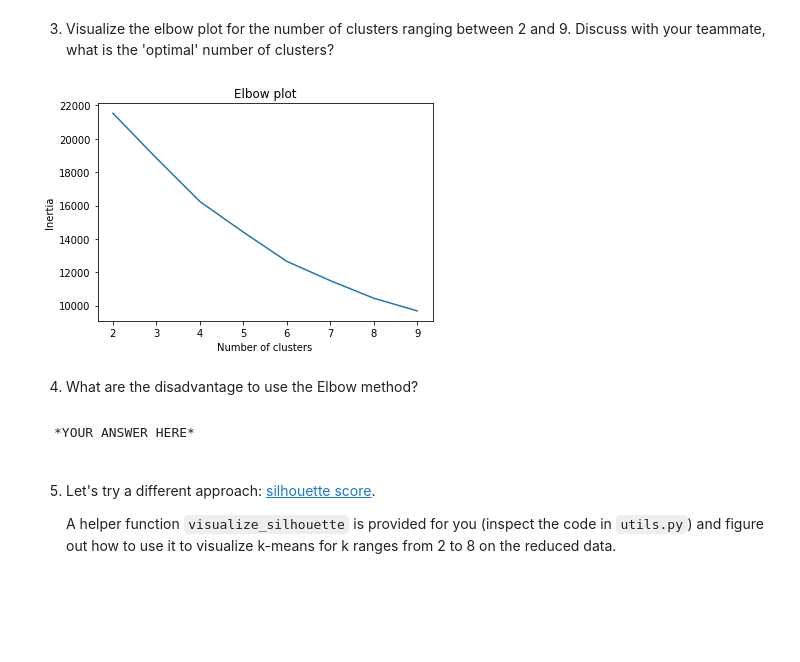
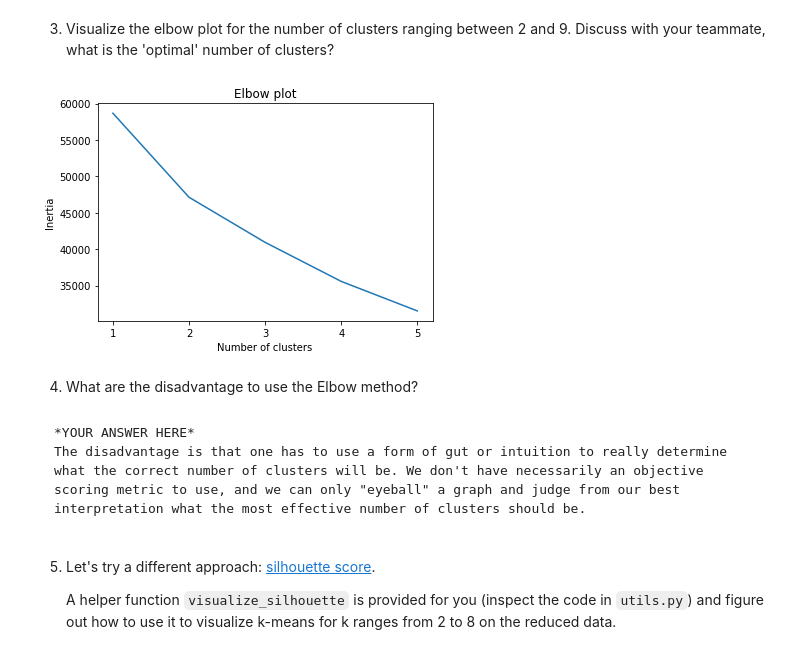
Before and after one commit to naomatheus/mle-10-mkr, a Jupyter notebook: assignments/week-08-unsupervised-ml/nb/new-product-launch.ipynb, the cells around one changed output. Cells and saved outputs as stored; diff of their text form; code cells hidden in the pictures; blank space fills up the shorter version.

```diff
--- a/assignments/week-08-unsupervised-ml/nb/new-product-launch.ipynb
+++ b/assignments/week-08-unsupervised-ml/nb/new-product-launch.ipynb
@@ -190,6 +196,22 @@ visualize_3pcs(X_reduced,y)
 # %%
-# YOUR CODE HERE (imports!)
-import sklearn.metrics.classification_report
+
 
 def train(X, y, standardize = True) -> None:
-    # YOUR CODE HERE
+    # split
+    X_train,X_test,Y_train,Y_test = train_test_split(X,y,random_state=42,test_size=0.2)
+
+    # pipeline
+    pipe = Pipeline([('scaler',StandardScaler()), ('model',LogisticRegression(random_state=0))])
+
+    # fit pipeline
+    pipe.fit(X_train,Y_train)
+
+    # score pipeline
+#     print(pipe.score(Y_train, Y_test))
+
+    # predict
+    Y_pred = pipe.predict(X_test)
+
+    print(classification_report(Y_test,Y_pred,labels=[0,1]))
+
+train(df,y,True)
@@ -235,5 +262,7 @@ In this task, we apply k-means clustering on the reduced data, experimenting dif
 # %%
-# YOUR CODE HERE
+X = df
+
+k = 2
 # %% [markdown]
 2. Complete `visualize_elbow`; inspect the code and complete
 
@@ -245,6 +274,11 @@ def visualize_elbow(X, ks):
     inertias = []
     for k in ks:
         # YOUR CODE HERE
+        model = KMeans(k)
+        output = model.fit(X)
+        inertias.append(
+            output.inertia_
+        )
         # YOUR CODE HERE
     plt.plot(ks, inertias)
     plt.xticks(ks)
@@ -255,12 +289,14 @@ def visualize_elbow(X, ks):
 3. Visualize the elbow plot for the number of clusters ranging between 2 and 9. Discuss with your teammate, what is the 'optimal' number of clusters?
 # %%
 # YOUR CODE HERE
+visualize_elbow(X_reduced,[1,2,3,4,5])
 # %% [output]
-[figure, old version]
+[figure, new version]
 # %% [markdown]
 4. What are the disadvantage to use the Elbow method?
 # %% [markdown]
     *YOUR ANSWER HERE*
+    The disadvantage is that one has to use a form of gut or intuition to really determine what the correct number of clusters will be. We don't have necessarily an objective scoring metric to use, and we can only "eyeball" a graph and judge from our best interpretation what the most effective number of clusters should be.
 # %% [markdown]
 5. Let's try a different approach: [silhouette score](https://towardsdatascience.com/clustering-metrics-better-than-the-elbow-method-6926e1f723a6).
 
```
Also changed, not shown: parts of 54 cells of this notebook, 1 other file.
